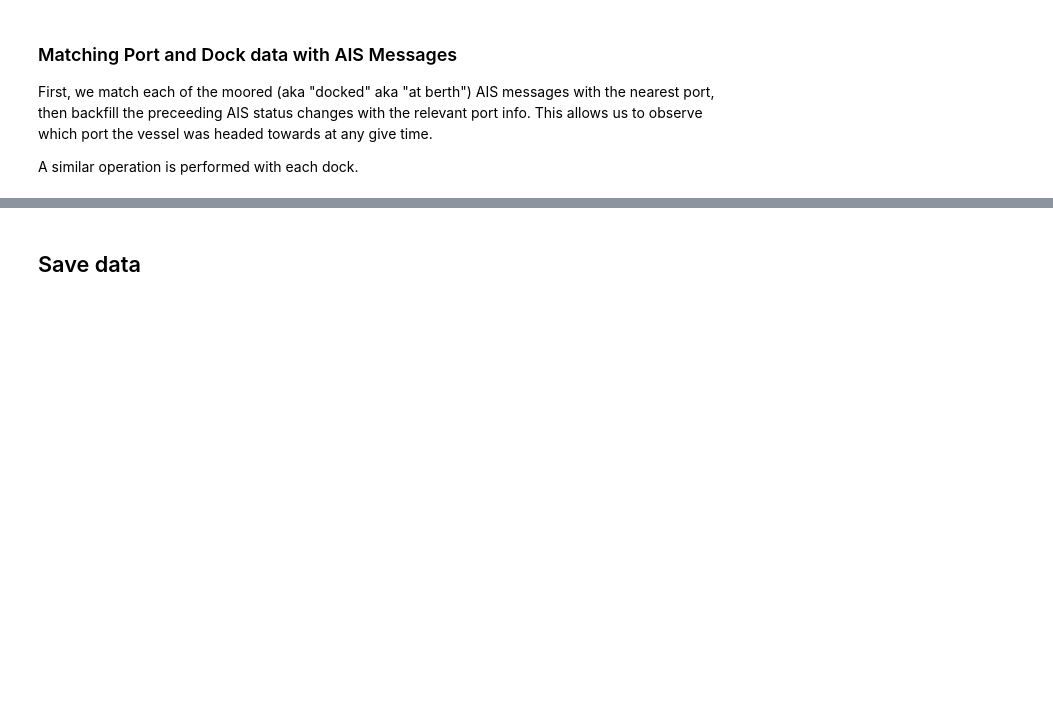
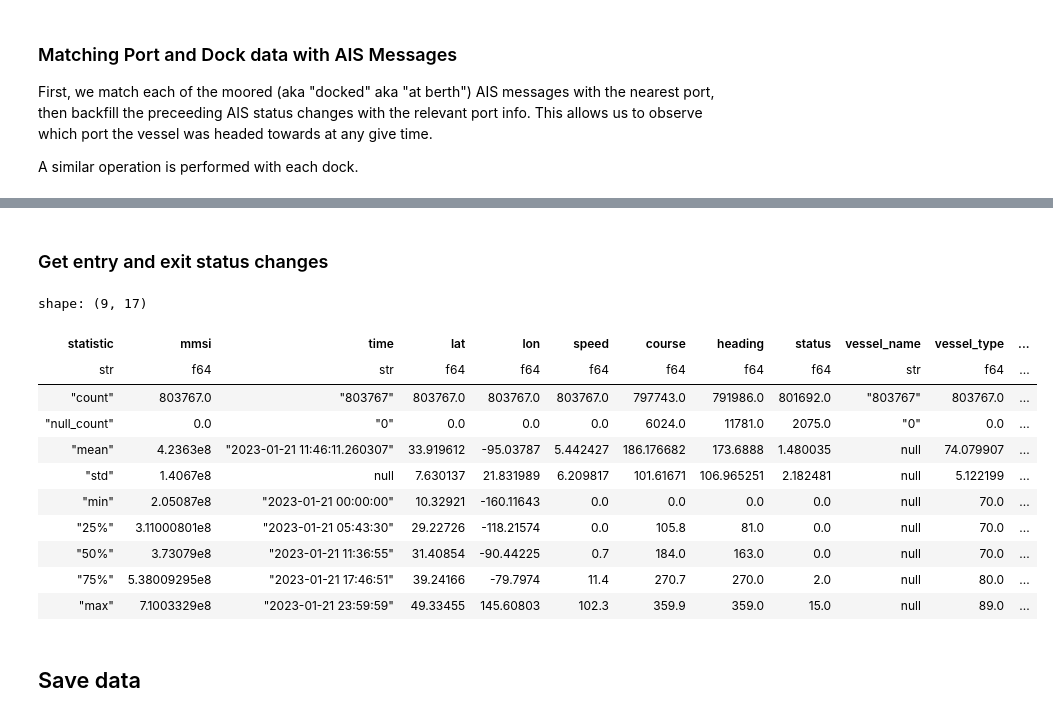
Before and after one commit to epistemetrica/Port-Performance-Project, a Jupyter notebook: data_prep_status_changes.ipynb, the cells around one changed output, grey strips where cells are left out. Drawn from its saved outputs; the diff is of its cells as text; code cells hidden in the pictures; blank space fills up the shorter version.

```diff
--- a/data_prep_status_changes.ipynb
+++ b/data_prep_status_changes.ipynb
@@ -302,0 +328,39 @@ main_gdf.head()
+# %%
+#set quantile
+quantile = 0.9
+
+#get anchorings
+port_area_gdf = main_gdf[main_gdf.status == 1]
+#get percentiles of anchor distances
+port_area_gdf = (
+    #select port name and distance to anchor location
+    port_area_gdf[['port_name', 'geometry_port', 'port_dist']]
+    #get quantile of distance to anchor
+    .groupby(['port_name', 'geometry_port']).quantile(quantile).reset_index()
+    #reset geometry
+    .set_geometry('geometry_port')
+)
+#add 1km to quantile to get final port radius
+port_area_gdf['radius_port'] = port_area_gdf['port_dist']+1000
+#drop port_dist
+port_area_gdf = port_area_gdf.drop('port_dist', axis=1)
+#coerse radius minimum of 5km
+port_area_gdf['radius_port'] = port_area_gdf['radius_port'].clip(lower=5000)
+#create circular geometry using radius
+port_area_gdf['port_area'] = (
+    #NOTE temporarily going with 10km buffer distance while analyzed distance glitches are resolved
+    port_area_gdf.geometry_port.buffer(distance = 10000) #distance = port_area_gdf['radius_port']
+)
+#set geometry to port area
+port_area_gdf = port_area_gdf.set_geometry('port_area')
+#convert to lat/long
+port_area_gdf = port_area_gdf.to_crs(4326)
+#get bounding box for each port area
+port_area_gdf = pd.concat([port_area_gdf, port_area_gdf.bounds], axis=1)
+#drop everything but port name and bounding box
+port_area_gdf = (
+    port_area_gdf.drop(['radius_port', 'port_area', 'geometry_port'], axis=1)
+)
+
+#inspect
+port_area_gdf.head()
@@ -302,0 +374,2 @@ main_gdf.head()
+# %% [markdown]
+### Get entry and exit status changes
@@ -303,3 +449,18 @@ main_gdf.head()
+# %%
+dfs[1].describe()
+# %% [output]
+shape: (9, 17)
+| statistic | mmsi | time | lat | lon | speed | course | heading | status | vessel_name | vessel_type | ... |
+| str | f64 | str | f64 | f64 | f64 | f64 | f64 | f64 | str | f64 | ... |
+| "count" | 803767.0 | "803767" | 803767.0 | 803767.0 | 803767.0 | 797743.0 | 791986.0 | 801692.0 | "803767" | 803767.0 | ... |
+| "null_count" | 0.0 | "0" | 0.0 | 0.0 | 0.0 | 6024.0 | 11781.0 | 2075.0 | "0" | 0.0 | ... |
+| "mean" | 4.2363e8 | "2023-01-21 11:46:11.260307" | 33.919612 | -95.03787 | 5.442427 | 186.176682 | 173.6888 | 1.480035 | null | 74.079907 | ... |
+| "std" | 1.4067e8 | null | 7.630137 | 21.831989 | 6.209817 | 101.61671 | 106.965251 | 2.182481 | null | 5.122199 | ... |
+| "min" | 2.05087e8 | "2023-01-21 00:00:00" | 10.32921 | -160.11643 | 0.0 | 0.0 | 0.0 | 0.0 | null | 70.0 | ... |
+| "25%" | 3.11000801e8 | "2023-01-21 05:43:30" | 29.22726 | -118.21574 | 0.0 | 105.8 | 81.0 | 0.0 | null | 70.0 | ... |
+| "50%" | 3.73079e8 | "2023-01-21 11:36:55" | 31.40854 | -90.44225 | 0.7 | 184.0 | 163.0 | 0.0 | null | 70.0 | ... |
+| "75%" | 5.38009295e8 | "2023-01-21 17:46:51" | 39.24166 | -79.7974 | 11.4 | 270.7 | 270.0 | 2.0 | null | 80.0 | ... |
+| "max" | 7.1003329e8 | "2023-01-21 23:59:59" | 49.33455 | 145.60803 | 102.3 | 359.9 | 359.0 | 15.0 | null | 89.0 | ... |
 # %% [markdown]
 ## Save data
 # %%
```
Also changed, not shown: parts of 9 cells of this notebook, 1 other file.
